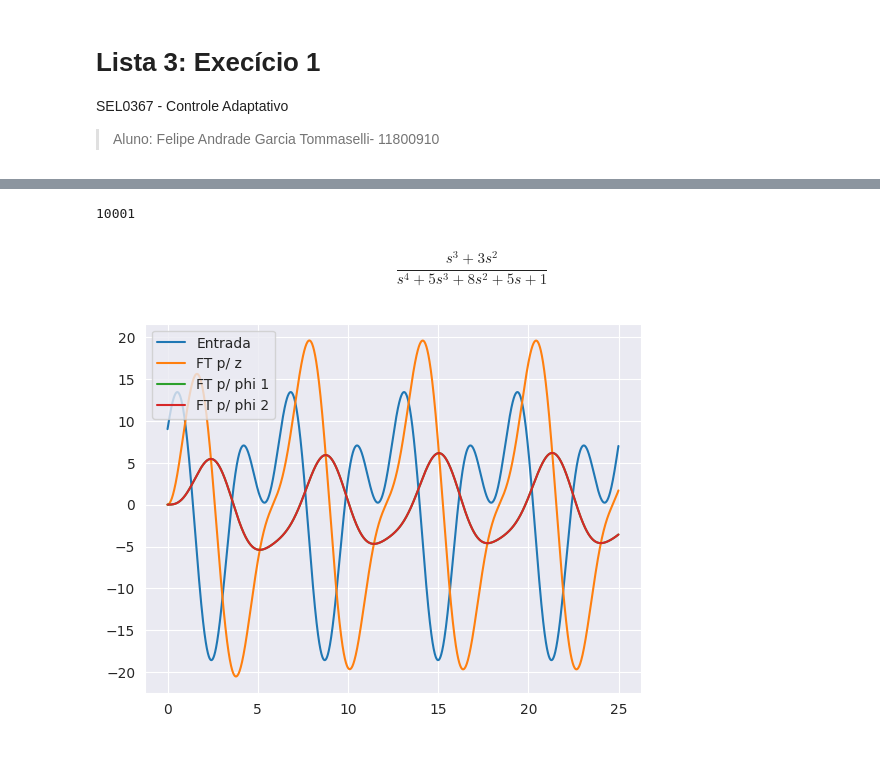
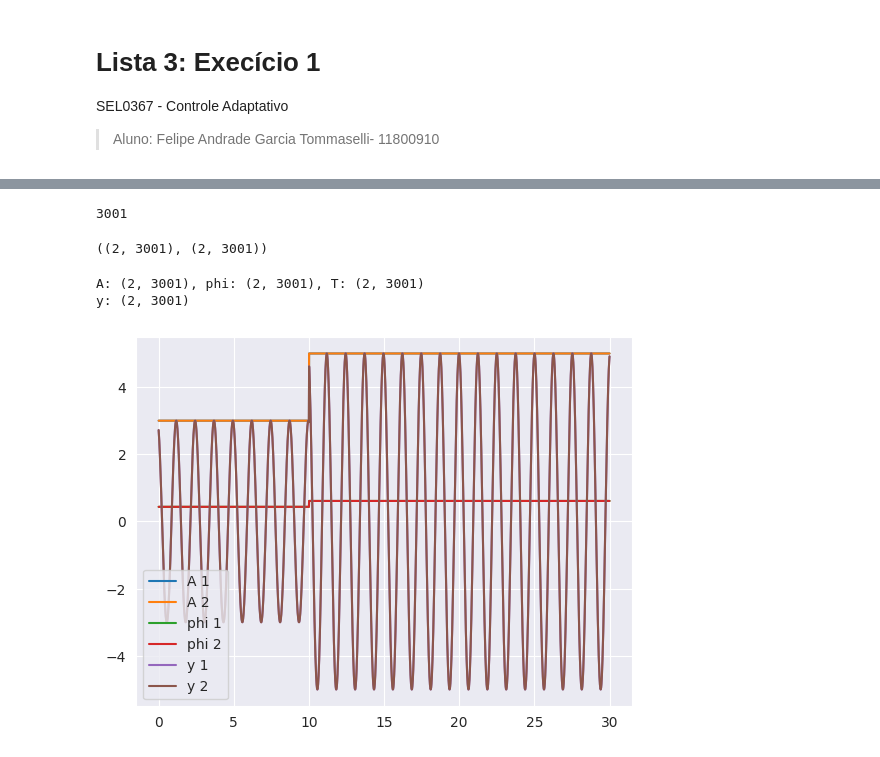
Before and after one commit to SKaiquelima/advanced-control, a Jupyter notebook: Listas/Lista3/exec3_1.ipynb, the cells around one changed output, grey strips where cells are left out. Drawn from its saved outputs; the diff is of its cells as text; code cells hidden in the pictures.

```diff
--- a/Listas/Lista3/exec3_1.ipynb
+++ b/Listas/Lista3/exec3_1.ipynb
@@ -22,46 +26,52 @@ w = 5
 N = 30
 dt = 0.01  # Taxa de amostragem
 T = np.arange(0, N + dt, dt)
-u = 10*np.cos(T+ (np.pi/7)) + 9*np.sin(2*T) # entrada
 
 len(T)
 # %% [output]
-10001
+3001
-# %%
-# Definição das funções de transferência do sistema
-s = matlab.tf('s')
-
-ftx1 = (s + 3)
-ftx2 = (s**2)*(s + 3)/(s**2 + a1*s + a0)
-ftx3 = (1)*(s+3)/(s**2 + a1*s + a0)
-ftx4 = (s)*(s+3)/(s**2 + a1*s + a0)
-
-lb = s**2 + 2*s + 1
-ftx1 /= lb
-ftx2 /= lb
-ftx3 /= lb
-ftx4 /= lb
-
-ftx2
-# %% [output]
-$$\frac{s^3 + 3 s^2}{s^4 + 5 s^3 + 8 s^2 + 5 s + 1}$$
+# %%
+# Definiçaõ de A e phi sendo variantes no tempo
+A = np.ones((2, len(T)))
+phi = np.zeros((2, len(T)))
+
+
+for i in range(len(T)):
+    if T[i] >= 0 and T[i] <= 10:
+        A[:,i] = 3
+        phi[:,i] = 0.436
+    else:
+        A[:,i] = 5
+        phi[:, i] = 0.611
+
+A.shape, phi.shape
+# %% [output]
+((2, 3001), (2, 3001))
 # %%
+
 # Simulação dos modelos
-z, T, _  = matlab.lsim(ftx1 - ftx2, u, T)
-phi1, T, _ = matlab.lsim(ftx3, u, T)
-phi2, T, _ = matlab.lsim(ftx4, u, T)
+T = np.tile(T, (2, 1))
+
+print(f'A: {A.shape}, phi: {phi.shape}, T: {T.shape}')
+y = A * np.cos(np.dot(w, T) + phi)
+
+print(f'y: {y.shape}')
 
 
 # Plotagem dos resultados juntos
-corte = int(np.ceil(corte))
-plt.plot(T[:corte], u[:corte], label='Entrada')
-plt.plot(T[:corte], z[:corte], label='FT p/ z')
-plt.plot(T[:corte], phi1[:corte], label='FT p/ phi 1')
-plt.plot(T[:corte], phi1[:corte], label='FT p/ phi 2')
+corte = int(np.ceil(len(T[0])))
+plt.plot(T[0][:corte], A[0][:corte], label='A 1')
+plt.plot(T[0][:corte], A[1][:corte], label='A 2')
+plt.plot(T[0][:corte], phi[0][:corte], label='phi 1')
+plt.plot(T[0][:corte], phi[1][:corte], label='phi 2')
+plt.plot(T[0][:corte], y[0][:corte], label='y 1')
+plt.plot(T[0][:corte], y[1][:corte], label='y 2')
 
 plt.legend()
 plt.show()
 # %% [output]
+A: (2, 3001), phi: (2, 3001), T: (2, 3001)
+y: (2, 3001)
-[figure, old version]
+[figure, new version]
 # %%
 theta = np.zeros((2, int(N/dt) + 1))  # Matriz para armazenar os parâmetros estimados
```
Also changed, not shown: parts of 5 cells of this notebook.
